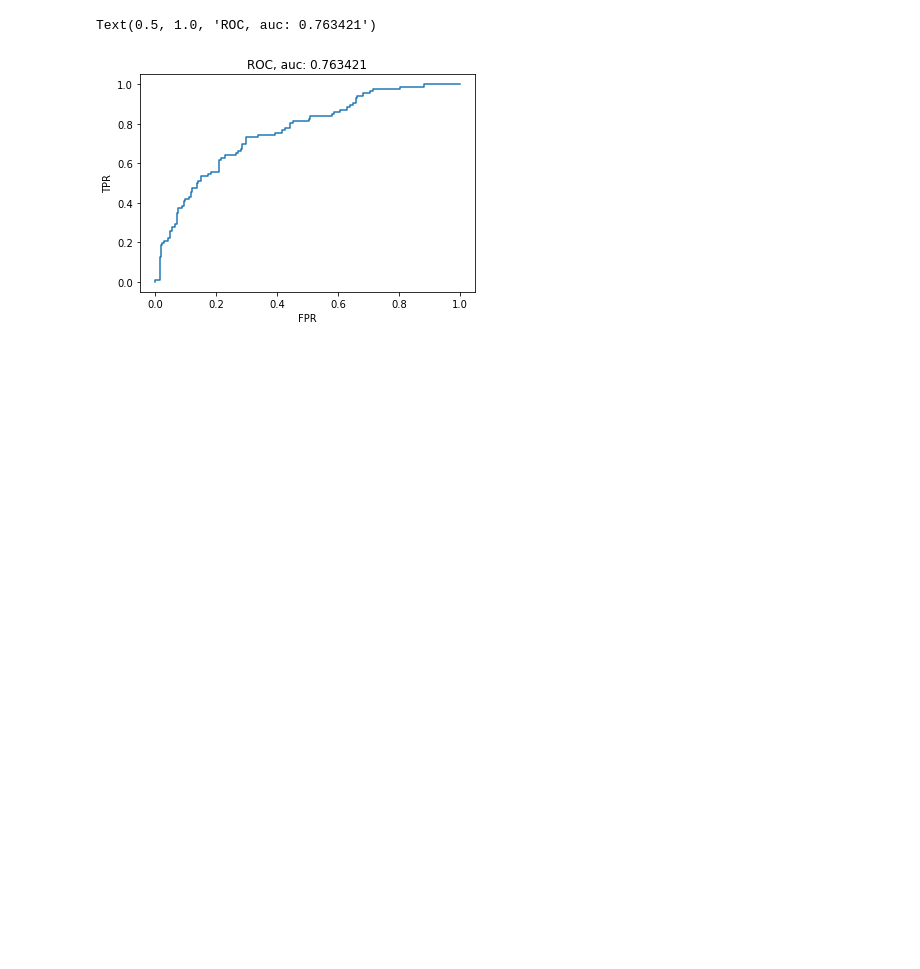
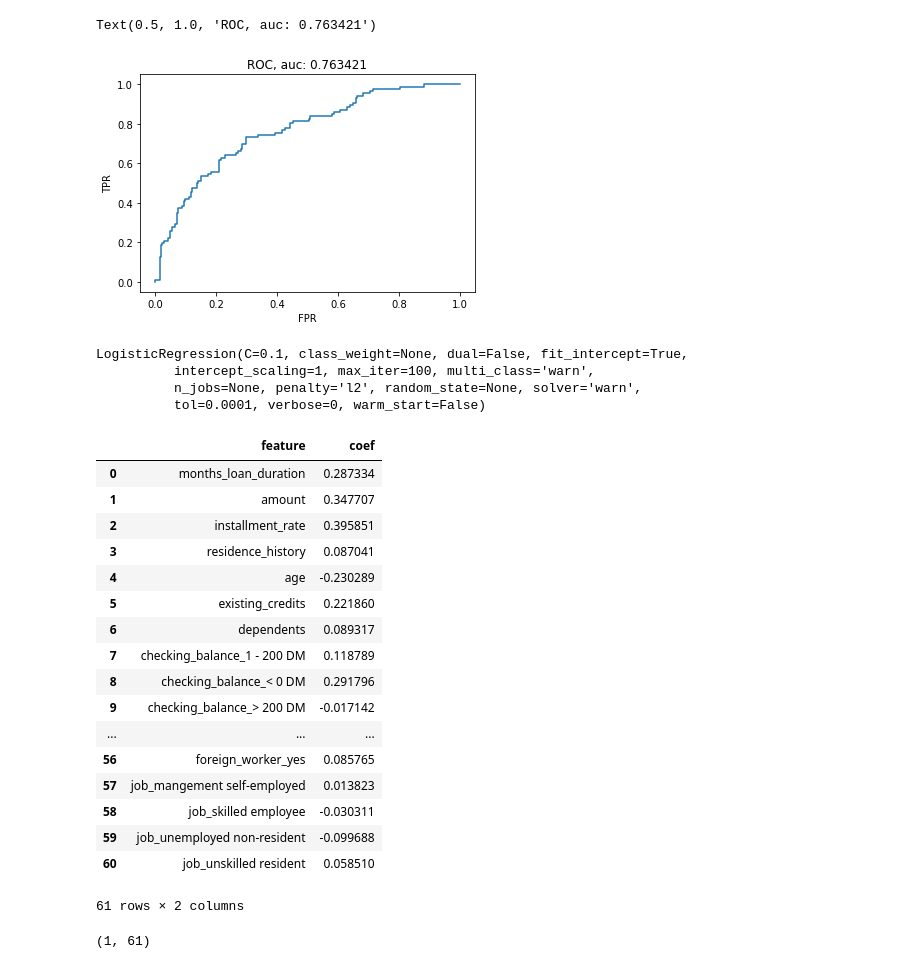
Before and after one commit to abulbasar/machine-learning, a Jupyter notebook: demos/Day 3 - logistic regression (credit default).ipynb, the cells around one changed output. Drawn from its saved outputs; the diff is of its cells as text; code cells hidden in the pictures; blank space fills up the shorter version.

```diff
--- a/demos/Day 3 - logistic regression (credit default).ipynb
+++ b/demos/Day 3 - logistic regression (credit default).ipynb
@@ -234,3 +234,36 @@ plt.title("ROC, auc: %f" % metrics.auc(fpr, tpr))
 # %% [output]
 Text(0.5, 1.0, 'ROC, auc: 0.763421')
 [figure]
+# %%
+est = pipe.steps[-1][-1]
+est
+# %% [output]
+LogisticRegression(C=0.1, class_weight=None, dual=False, fit_intercept=True,
+          intercept_scaling=1, max_iter=100, multi_class='warn',
+          n_jobs=None, penalty='l2', random_state=None, solver='warn',
+          tol=0.0001, verbose=0, warm_start=False)
+# %%
+pd.DataFrame({"feature": features, "coef": est.coef_.flatten()})
+# %% [output]
+|  | feature | coef |
+| 0 | months_loan_duration | 0.287334 |
+| 1 | amount | 0.347707 |
+| 2 | installment_rate | 0.395851 |
+| 3 | residence_history | 0.087041 |
+| 4 | age | -0.230289 |
+| 5 | existing_credits | 0.221860 |
+| 6 | dependents | 0.089317 |
+| 7 | checking_balance_1 - 200 DM | 0.118789 |
+| 8 | checking_balance_< 0 DM | 0.291796 |
+| 9 | checking_balance_> 200 DM | -0.017142 |
+| ... | ... | ... |
+| 56 | foreign_worker_yes | 0.085765 |
+| 57 | job_mangement self-employed | 0.013823 |
+| 58 | job_skilled employee | -0.030311 |
+| 59 | job_unemployed non-resident | -0.099688 |
+| 60 | job_unskilled resident | 0.058510 |
+61 rows × 2 columns
+# %%
+est.coef_.shape
+# %% [output]
+(1, 61)
```
Also changed, not shown: parts of 2 cells of this notebook, 1 other file.
